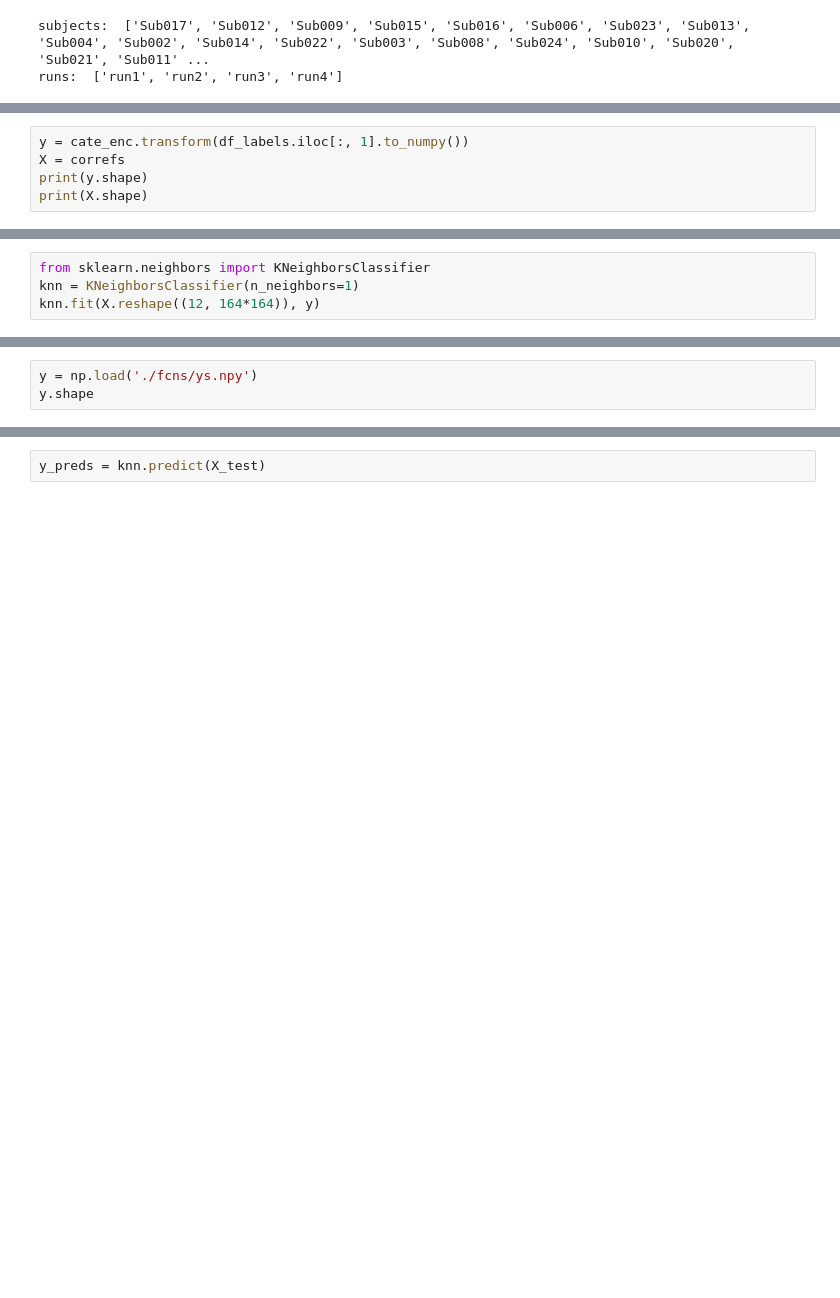
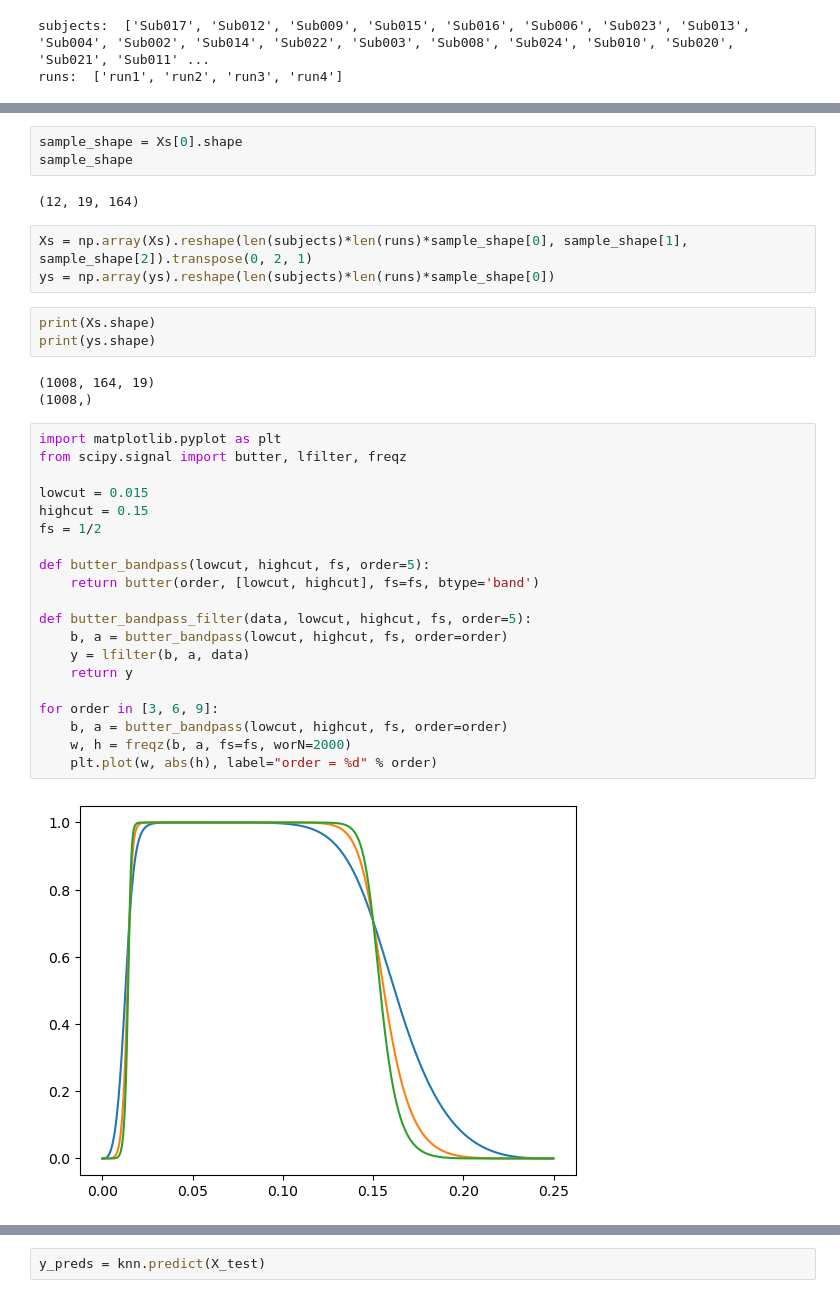
Before and after one commit to bianyuanop/multiview-feature-learning, a Jupyter notebook: cluster.ipynb, the cells around one changed output, grey strips where cells are left out. Drawn from its saved outputs; the diff is of its cells as text; blank space fills up the shorter version.

```diff
--- a/cluster.ipynb
+++ b/cluster.ipynb
@@ -74,5 +54,0 @@ sns.heatmap(correfs[0, :, :], vmin=-1, vmax=1, cmap='coolwarm')
-# %%
-y = cate_enc.transform(df_labels.iloc[:, 1].to_numpy())
-X = correfs
-print(y.shape)
-print(X.shape)
@@ -84,4 +54,0 @@ modeling
-# %%
-from sklearn.neighbors import KNeighborsClassifier
-knn = KNeighborsClassifier(n_neighbors=1)
-knn.fit(X.reshape((12, 164*164)), y)
@@ -108,3 +54,0 @@ X_flat = X.reshape((X.shape[0], X.shape[1]*X.shape[2]))
-# %%
-y = np.load('./fcns/ys.npy')
-y.shape
@@ -121,0 +67,36 @@ KNeighborsClassifier(n_neighbors=20)
+# %%
+sample_shape = Xs[0].shape
+sample_shape
+# %% [output]
+(12, 19, 164)
+# %%
+Xs = np.array(Xs).reshape(len(subjects)*len(runs)*sample_shape[0], sample_shape[1], sample_shape[2]).transpose(0, 2, 1)
+ys = np.array(ys).reshape(len(subjects)*len(runs)*sample_shape[0])
+# %%
+print(Xs.shape)
+print(ys.shape)
+# %% [output]
+(1008, 164, 19)
+(1008,)
+# %%
+import matplotlib.pyplot as plt
+from scipy.signal import butter, lfilter, freqz
+
+lowcut = 0.015
+highcut = 0.15
+fs = 1/2
+
+def butter_bandpass(lowcut, highcut, fs, order=5):
+    return butter(order, [lowcut, highcut], fs=fs, btype='band')
+
+def butter_bandpass_filter(data, lowcut, highcut, fs, order=5):
+    b, a = butter_bandpass(lowcut, highcut, fs, order=order)
+    y = lfilter(b, a, data)
+    return y
+
+for order in [3, 6, 9]:
+    b, a = butter_bandpass(lowcut, highcut, fs, order=order)
+    w, h = freqz(b, a, fs=fs, worN=2000)
+    plt.plot(w, abs(h), label="order = %d" % order)
+# %% [output]
+[figure, added]
```
Also changed, not shown: parts of 73 cells of this notebook, 2 other files.
